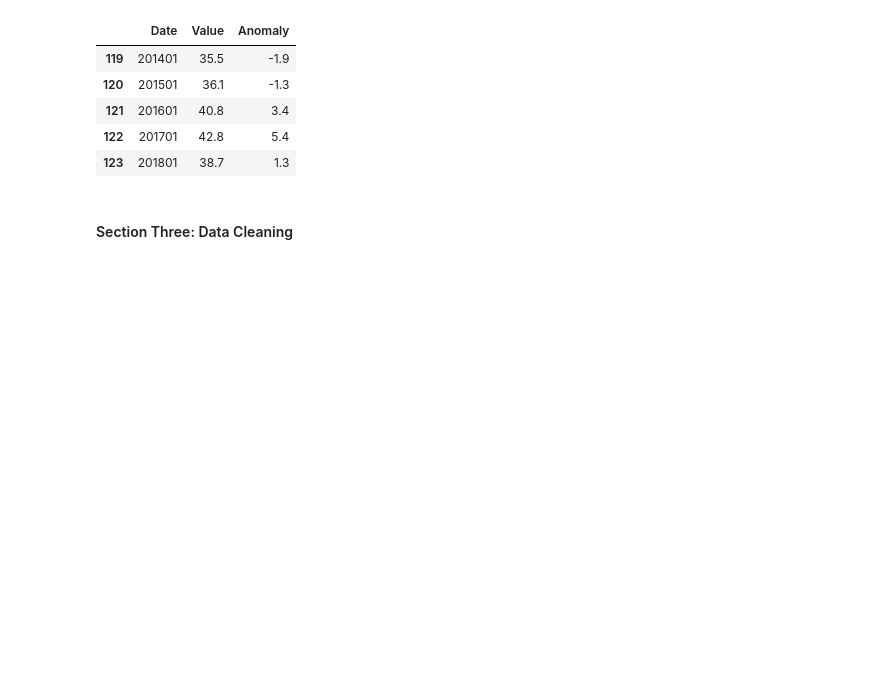
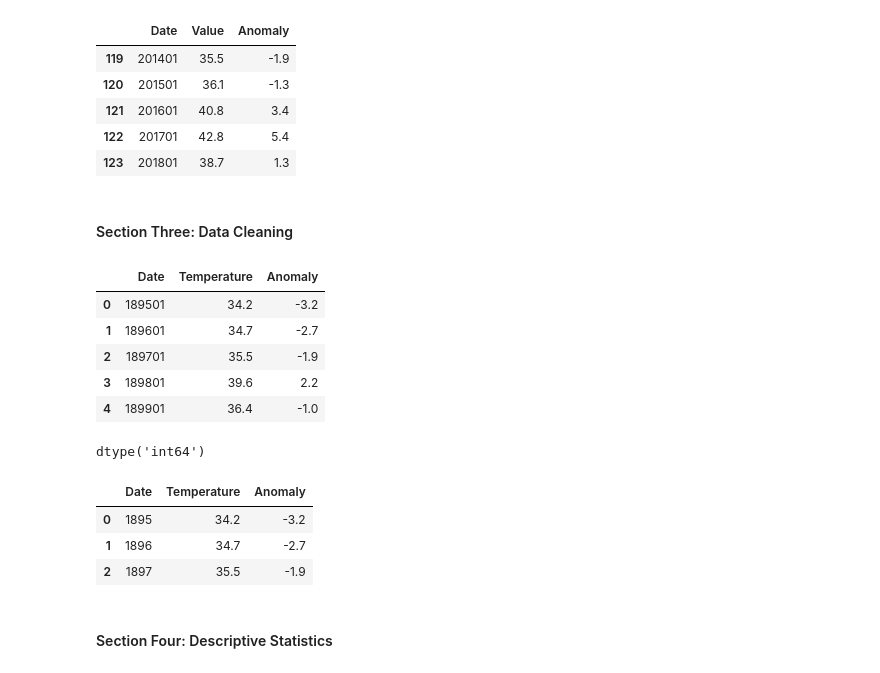
Before and after one commit to ForeverGrateful70/datafun-07-ml, a Jupyter notebook: LeeStrickland_ml.ipynb, the cells around one changed output. Drawn from its saved outputs; the diff is of its cells as text; code cells hidden in the pictures; blank space fills up the shorter version.

Commit message:
Data cleaning, descriptive stats, and building the model

```diff
--- a/LeeStrickland_ml.ipynb
+++ b/LeeStrickland_ml.ipynb
@@ -59,3 +59,31 @@ df.tail()
 | 123 | 201801 | 38.7 | 1.3 |
 # %% [markdown]
 #### Section Three: Data Cleaning
+# %%
+#Update column names
+df.columns = ['Date', 'Temperature', 'Anomaly']
+df.head()
+# %% [output]
+|  | Date | Temperature | Anomaly |
+| 0 | 189501 | 34.2 | -3.2 |
+| 1 | 189601 | 34.7 | -2.7 |
+| 2 | 189701 | 35.5 | -1.9 |
+| 3 | 189801 | 39.6 | 2.2 |
+| 4 | 189901 | 36.4 | -1.0 |
+# %%
+#Column type
+df.Date.dtype
+# %% [output]
+dtype('int64')
+# %%
+#Truncate last two digits of date
+df.Date = df.Date.floordiv(100)
+
+df.head(3)
+# %% [output]
+|  | Date | Temperature | Anomaly |
+| 0 | 1895 | 34.2 | -3.2 |
+| 1 | 1896 | 34.7 | -2.7 |
+| 2 | 1897 | 35.5 | -1.9 |
+# %% [markdown]
+#### Section Four: Descriptive Statistics
```
Also changed, not shown: parts of 6 cells of this notebook.
